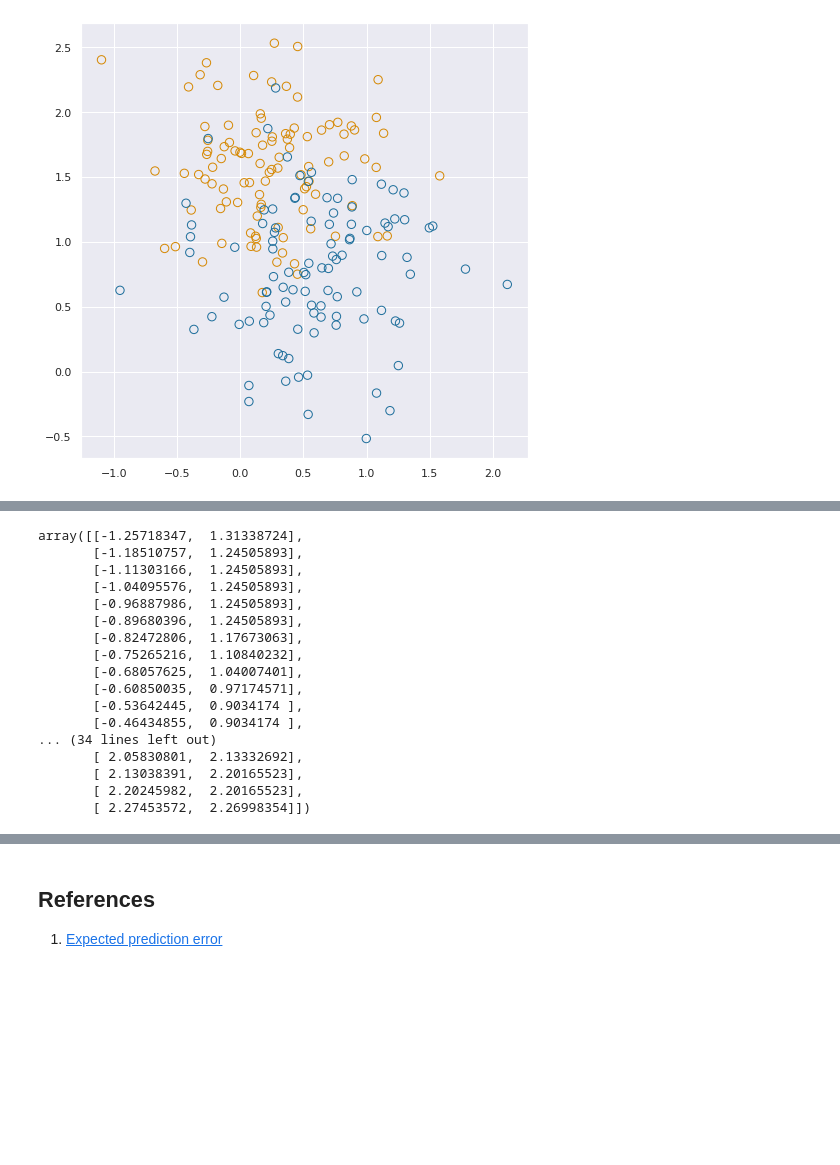
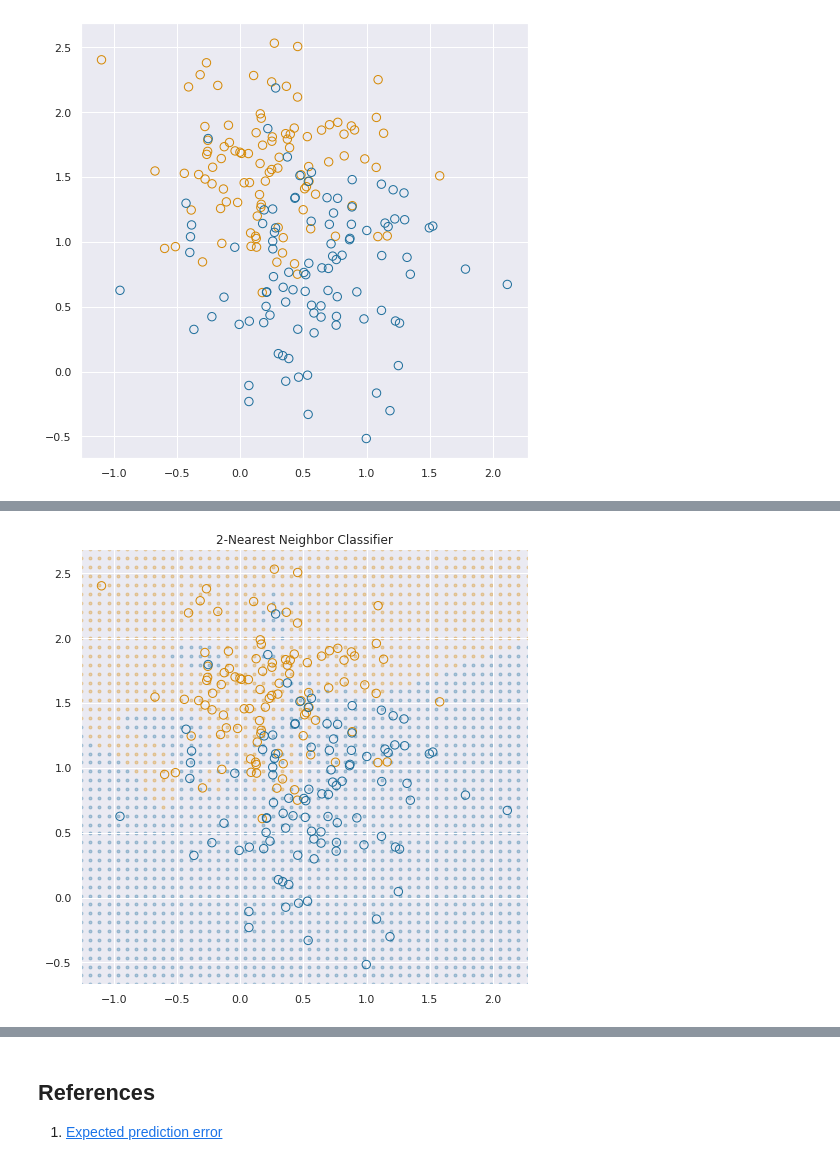
Before and after one commit to oceanumeric/ESL, a Jupyter notebook: ch2/Ch2.ipynb, the cells around one changed output, grey strips where cells are left out. Saved outputs shown, nothing was run; the diff lists cells and outputs as text; code cells hidden in the pictures; blank space fills up the shorter version.

```diff
--- a/ch2/Ch2.ipynb
+++ b/ch2/Ch2.ipynb
@@ -63,20 +55,4 @@ bg.shape
-# %%
-foo[b]
-# %% [output]
-array([[-1.25718347,  1.31338724],
-       [-1.18510757,  1.24505893],
-       [-1.11303166,  1.24505893],
-       [-1.04095576,  1.24505893],
-       [-0.96887986,  1.24505893],
-       [-0.89680396,  1.24505893],
-       [-0.82472806,  1.17673063],
-       [-0.75265216,  1.10840232],
-       [-0.68057625,  1.04007401],
-       [-0.60850035,  0.97174571],
-       [-0.53642445,  0.9034174 ],
-       [-0.46434855,  0.9034174 ],
-... (34 lines left out)
-       [ 2.05830801,  2.13332692],
-       [ 2.13038391,  2.20165523],
-       [ 2.20245982,  2.20165523],
-       [ 2.27453572,  2.26998354]])
+# %%
+osl.fit_with_nearest_neighbors(k=2)
+# %% [output]
+[figure, added]
```
Also changed, not shown: parts of 6 cells of this notebook, 2 other files.
